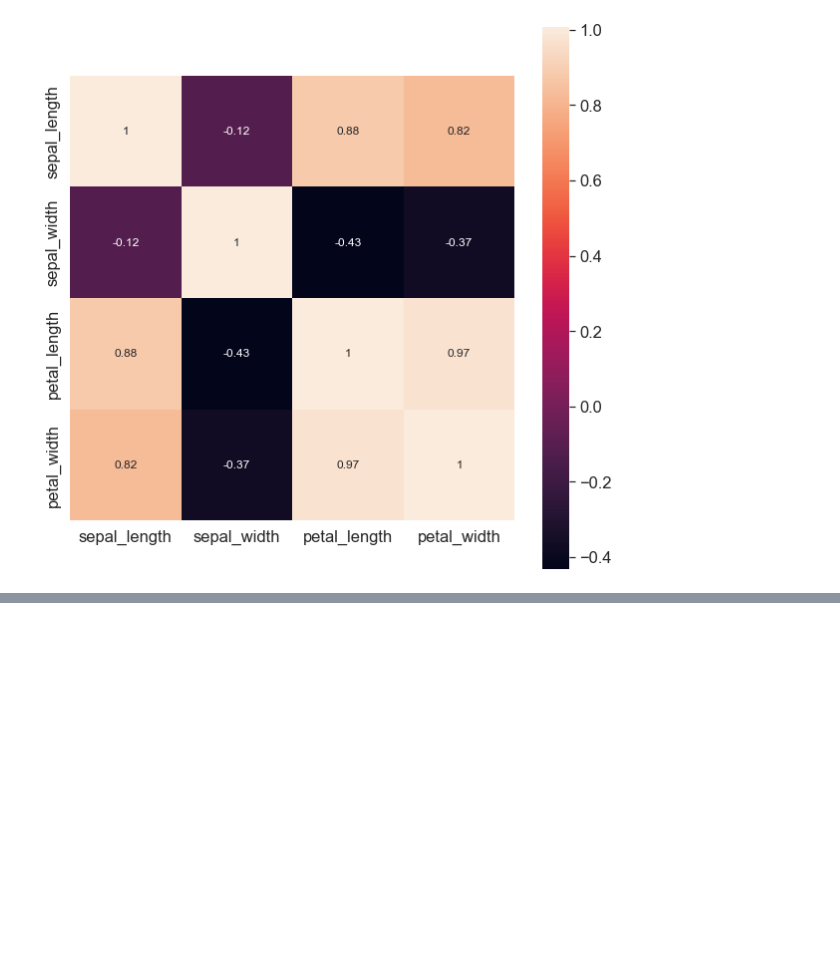
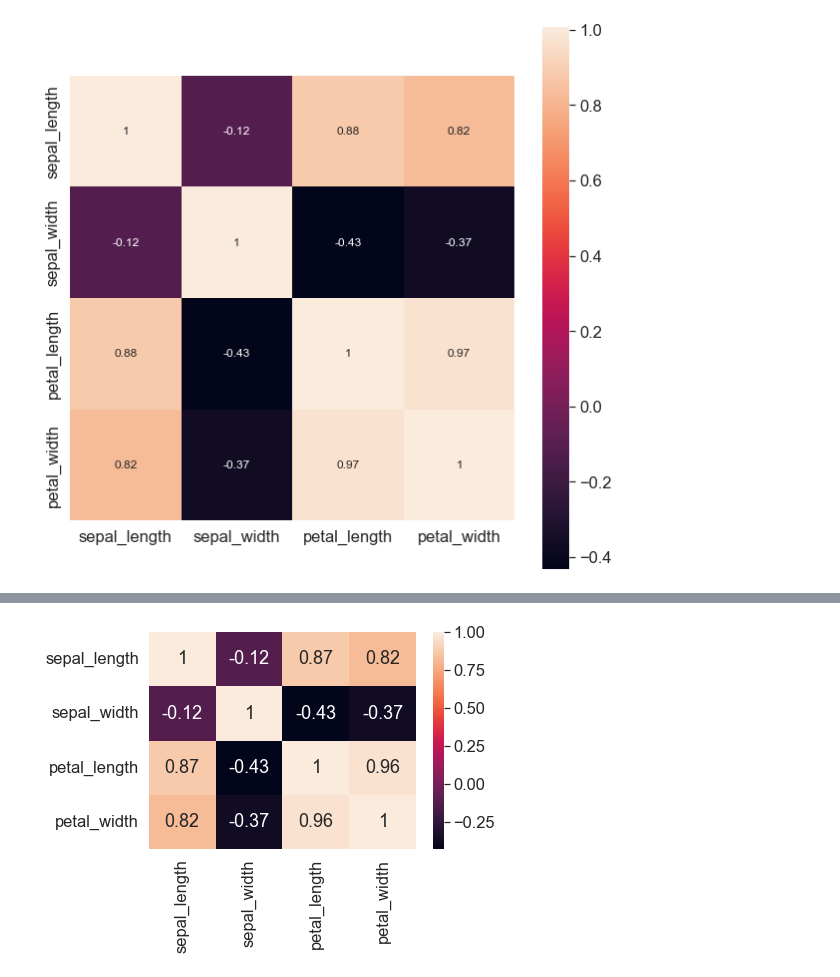
Before and after one commit to ClduranGuajardo/Curso_Ciencia_de_Datos_Kibernum, a Jupyter notebook: Matriz de covarianza.ipynb, the cells around one changed output, grey strips where cells are left out. Drawn from its saved outputs; the diff is of its cells as text; code cells hidden in the pictures; blank space fills up the shorter version.

```diff
--- a/Matriz de covarianza.ipynb
+++ b/Matriz de covarianza.ipynb
@@ -46,0 +54,5 @@ hm = sns.heatmap(covariance_matrix,
+# %%
+sns.heatmap(iris.corr(), annot=True)
+plt.show()
+# %% [output]
+[figure, added]
```
Also changed, not shown: parts of 1 cell of this notebook.
